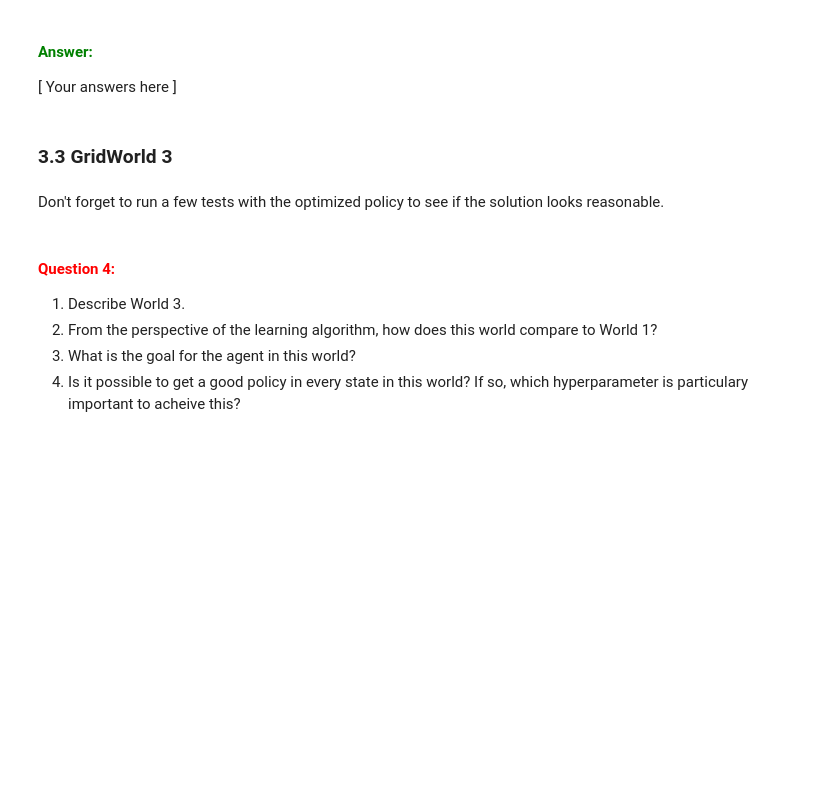
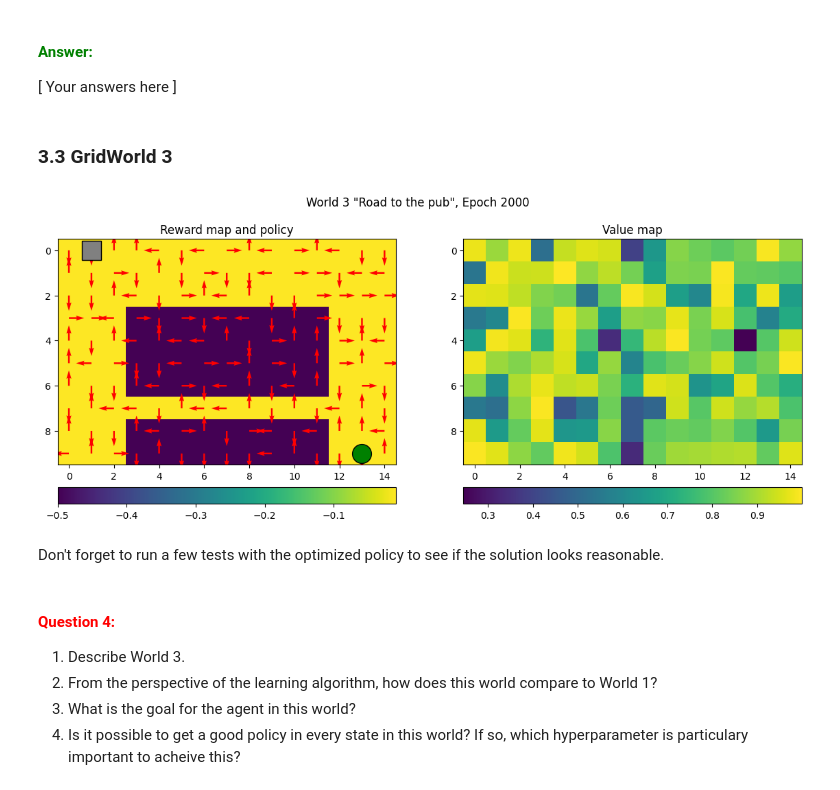
Before and after one commit to marijnkj/-D-NN, a Jupyter notebook: A4_Reinforcement/QLearning.ipynb, the cells around one changed output. Drawn from its saved outputs; the diff is of its cells as text; code cells hidden in the pictures; blank space fills up the shorter version.

```diff
--- a/A4_Reinforcement/QLearning.ipynb
+++ b/A4_Reinforcement/QLearning.ipynb
@@ -273,13 +327,15 @@ QLearningTest(W=W2, Q=Q2, params={"Epochs": 5, "MaxSteps": 100})
 # %%
 W3 = GridWorld(3)
 
 # --------------------------------------------
 # === Your code here =========================
 # --------------------------------------------
 
-Q3 = QLearning(W3, params={"LR": ???, "Gamma": ???, "Eps": ???, "Epochs": ???, "MaxSteps": 200, "DrawInterval": 100})
+Q3 = QLearning(W3, params={"Alpha": 0.1, "Gamma": 0.6, "ExpRate": 0.2, "Epochs": 2000, "MaxSteps": 200, "DrawInterval": 100})
 
 # ============================================
+# %% [output]
+[figure, added]
 # %% [markdown]
 Don't forget to run a few tests with the optimized policy to see if the solution looks reasonable.
 # %%
```
Also changed, not shown: parts of 10 cells of this notebook.
